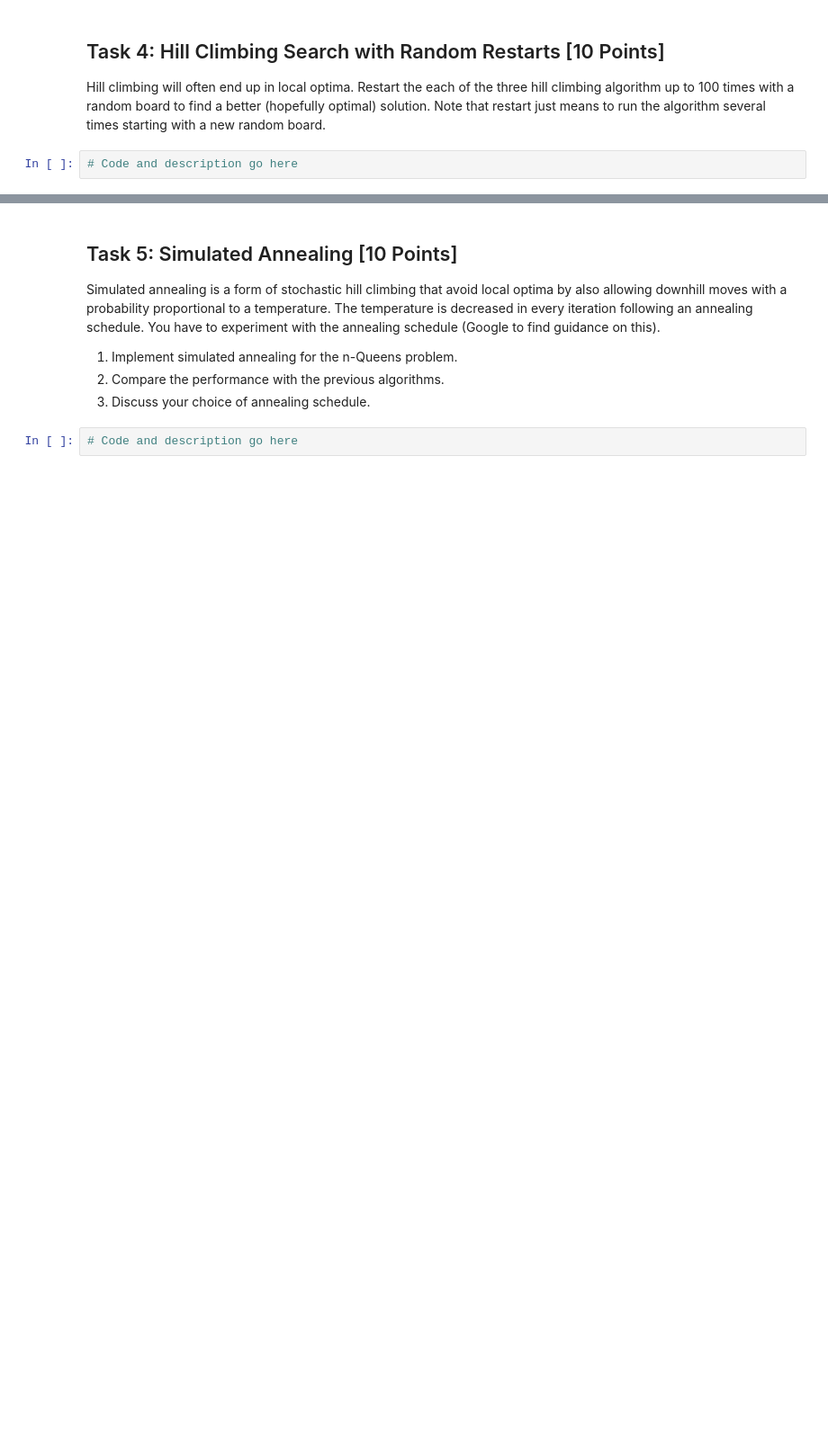
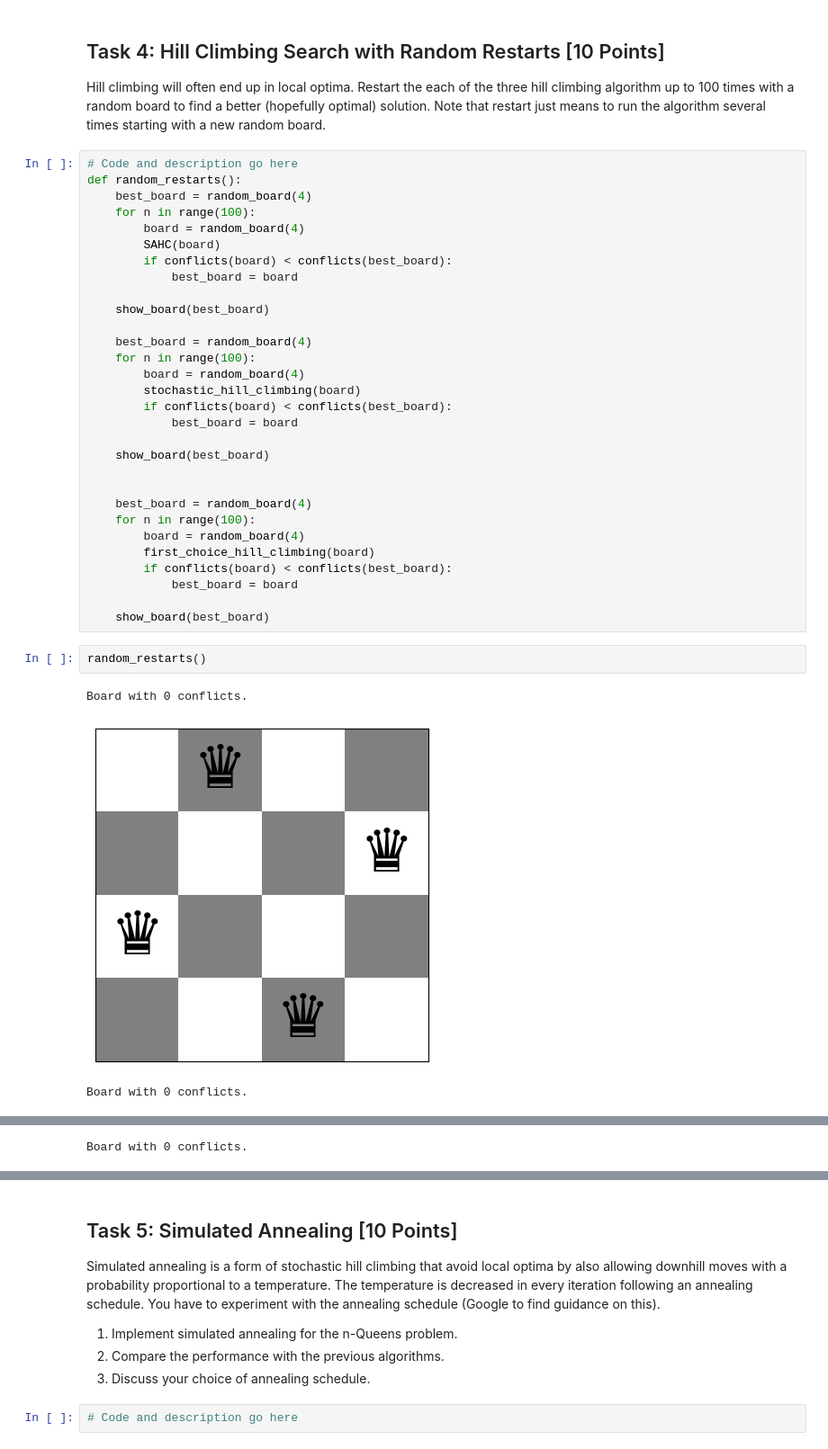
Before and after one commit to chirschbrich/n_queens, a Jupyter notebook: n_queens.ipynb, the cells around one changed output, grey strips where cells are left out. Shown at 90% size. Drawn from its saved outputs; the diff is of its cells as text; blank space fills up the shorter version.

```diff
--- a/n_queens.ipynb
+++ b/n_queens.ipynb
@@ -151,5 +224,39 @@ __Notes:__
 ## Task 4: Hill Climbing Search with Random Restarts [10 Points]
 
 Hill climbing will often end up in local optima. Restart the each of the three hill climbing algorithm up to 100 times with a random board to find a better (hopefully optimal) solution. Note that restart just means to run the algorithm several times starting with a new random board.
-# %%
-# Code and description go here
+# %%
+# Code and description go here
+def random_restarts():
+    best_board = random_board(4)
+    for n in range(100):
+        board = random_board(4)
+        SAHC(board)
+        if conflicts(board) < conflicts(best_board):
+            best_board = board
+
+    show_board(best_board)
+
+    best_board = random_board(4)
+    for n in range(100):
+        board = random_board(4)
+        stochastic_hill_climbing(board)
+        if conflicts(board) < conflicts(best_board):
+            best_board = board
+
+    show_board(best_board)
+
+
+    best_board = random_board(4)
+    for n in range(100):
+        board = random_board(4)
+        first_choice_hill_climbing(board)
+        if conflicts(board) < conflicts(best_board):
+            best_board = board
+
+    show_board(best_board)
+# %%
+random_restarts()
+# %% [output]
+Board with 0 conflicts.
+[figure, added]
+Board with 0 conflicts.
@@ -155,0 +264 @@ Hill climbing will often end up in local optima. Restart the each of the three h
+Board with 0 conflicts.
```
Also changed, not shown: parts of 8 cells of this notebook.
